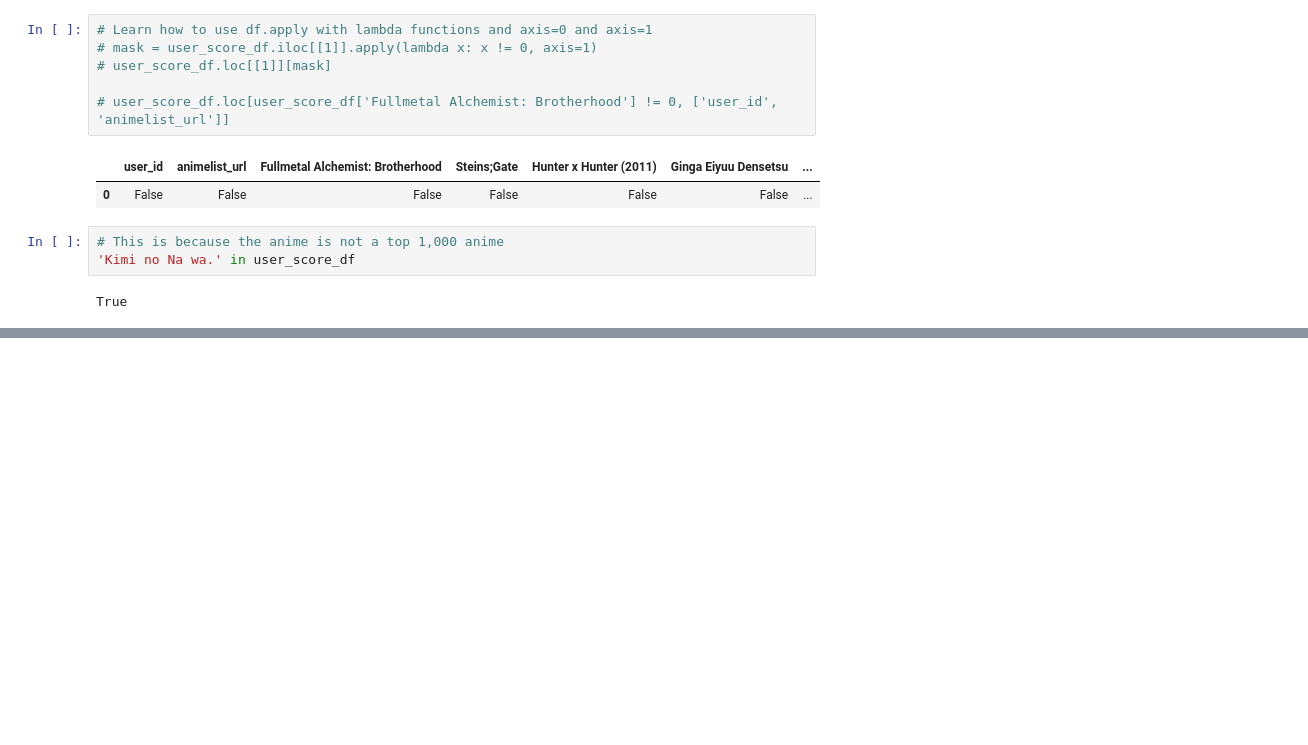
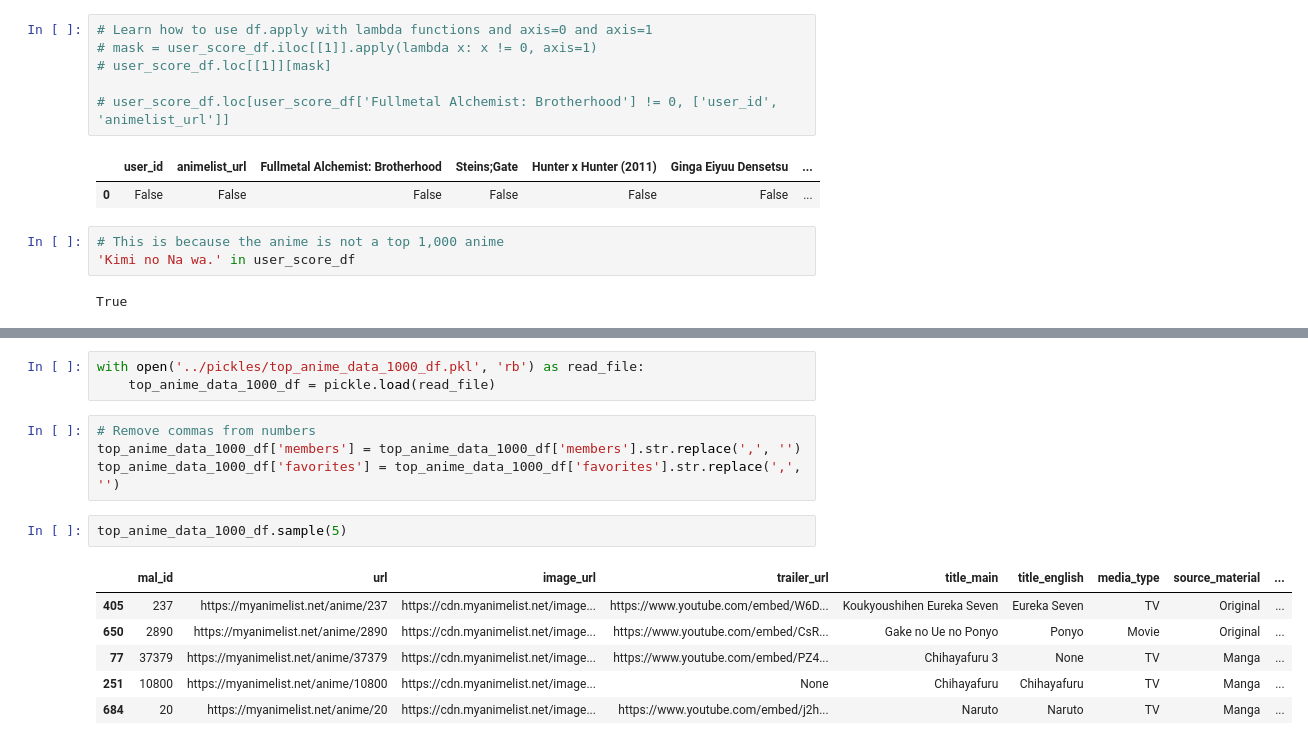
Before and after one commit to binh748/anime-recommender, a Jupyter notebook: notebooks/data_cleaning.ipynb, the cells around one changed output, grey strips where cells are left out. Drawn from its saved outputs; the diff is of its cells as text; blank space fills up the shorter version.

```diff
--- a/notebooks/data_cleaning.ipynb
+++ b/notebooks/data_cleaning.ipynb
@@ -322,0 +328,16 @@ True
+# %%
+with open('../pickles/top_anime_data_1000_df.pkl', 'rb') as read_file:
+    top_anime_data_1000_df = pickle.load(read_file)
+# %%
+# Remove commas from numbers
+top_anime_data_1000_df['members'] = top_anime_data_1000_df['members'].str.replace(',', '')
+top_anime_data_1000_df['favorites'] = top_anime_data_1000_df['favorites'].str.replace(',', '')
+# %%
+top_anime_data_1000_df.sample(5)
+# %% [output]
+|  | mal_id | url | image_url | trailer_url | title_main | title_english | media_type | source_material | ... |
+| 405 | 237 | https://myanimelist.net/anime/237 | https://cdn.myanimelist.net/image... | https://www.youtube.com/embed/W6D... | Koukyoushihen Eureka Seven | Eureka Seven | TV | Original | ... |
+| 650 | 2890 | https://myanimelist.net/anime/2890 | https://cdn.myanimelist.net/image... | https://www.youtube.com/embed/CsR... | Gake no Ue no Ponyo | Ponyo | Movie | Original | ... |
+| 77 | 37379 | https://myanimelist.net/anime/37379 | https://cdn.myanimelist.net/image... | https://www.youtube.com/embed/PZ4... | Chihayafuru 3 | None | TV | Manga | ... |
+| 251 | 10800 | https://myanimelist.net/anime/10800 | https://cdn.myanimelist.net/image... | None | Chihayafuru | Chihayafuru | TV | Manga | ... |
+| 684 | 20 | https://myanimelist.net/anime/20 | https://cdn.myanimelist.net/image... | https://www.youtube.com/embed/j2h... | Naruto | Naruto | TV | Manga | ... |
```
Also changed, not shown: parts of 5 cells of this notebook, 1 other file.
